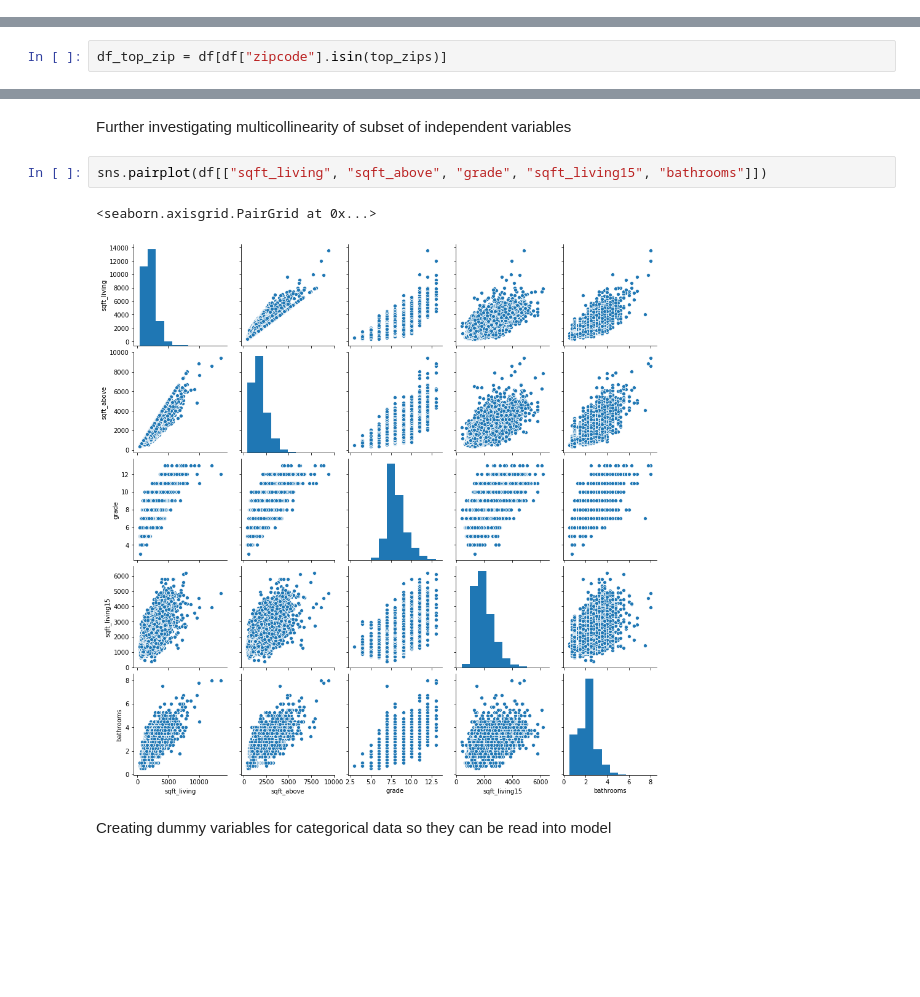
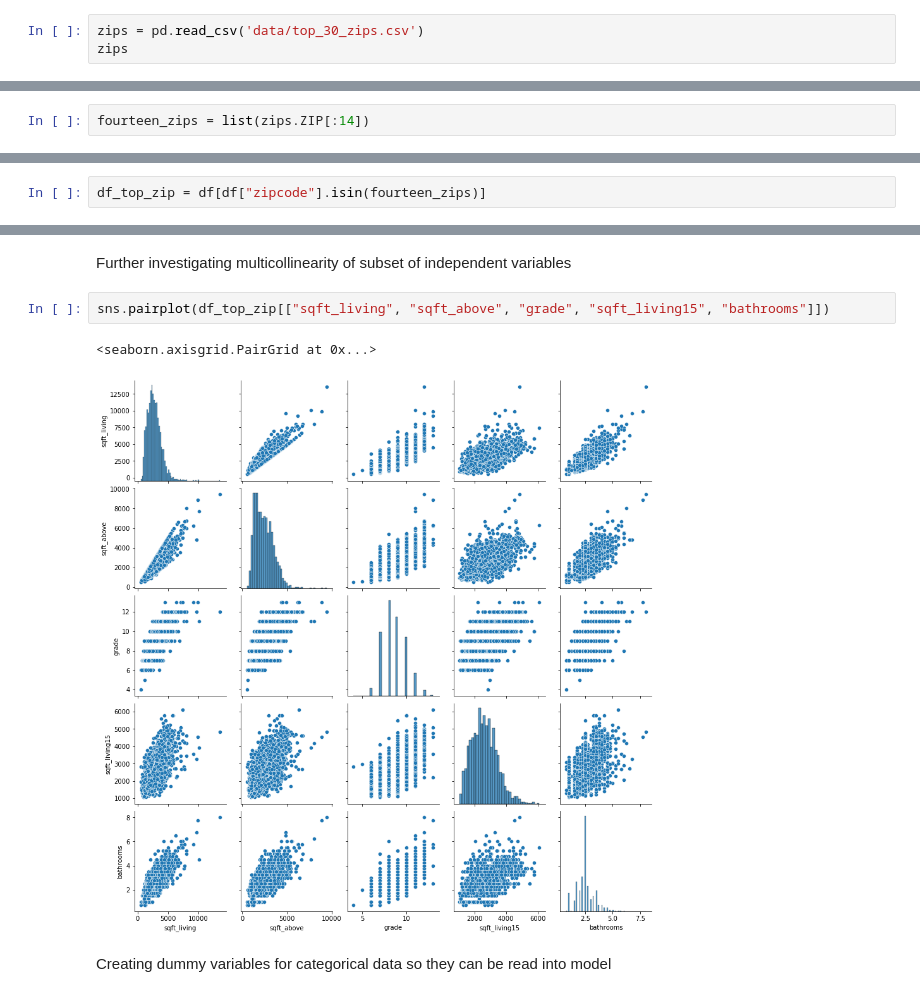
Before and after one commit to melodygr/Housing-Regression-Project, a Jupyter notebook: data-collection-EDA.ipynb, the cells around one changed output, grey strips where cells are left out. Cells and saved outputs as stored; diff of their text form; blank space fills up the shorter version.

```diff
--- a/data-collection-EDA.ipynb
+++ b/data-collection-EDA.ipynb
@@ -107,0 +155,3 @@ top_zips = list(df.groupby("zipcode").median()["price"].sort_values(ascending =
+# %%
+zips = pd.read_csv('data/top_30_zips.csv')
+zips
@@ -108,3 +176,5 @@ top_zips = list(df.groupby("zipcode").median()["price"].sort_values(ascending =
+# %%
+fourteen_zips = list(zips.ZIP[:14])
 # %%
 df["zipcode"].value_counts()
 # %% [output]
@@ -121,4 +191,4 @@ df["zipcode"].value_counts()
 98039     49
 Name: zipcode, Length: 70, dtype: int64
 # %%
-df_top_zip = df[df["zipcode"].isin(top_zips)]
+df_top_zip = df[df["zipcode"].isin(fourteen_zips)]
@@ -210,10 +317,10 @@ It appears that there is strong correlation between:
 # %% [markdown]
 Further investigating multicollinearity of subset of independent variables
 # %%
-sns.pairplot(df[["sqft_living", "sqft_above", "grade", "sqft_living15", "bathrooms"]])
+sns.pairplot(df_top_zip[["sqft_living", "sqft_above", "grade", "sqft_living15", "bathrooms"]])
 # %% [output]
 <seaborn.axisgrid.PairGrid at 0x...>
-[figure, old version]
+[figure, new version]
 # %% [markdown]
 Creating dummy variables for categorical data so they can be read into model
 # %%
```
Also changed, not shown: parts of 47 cells of this notebook, 3 other files.
